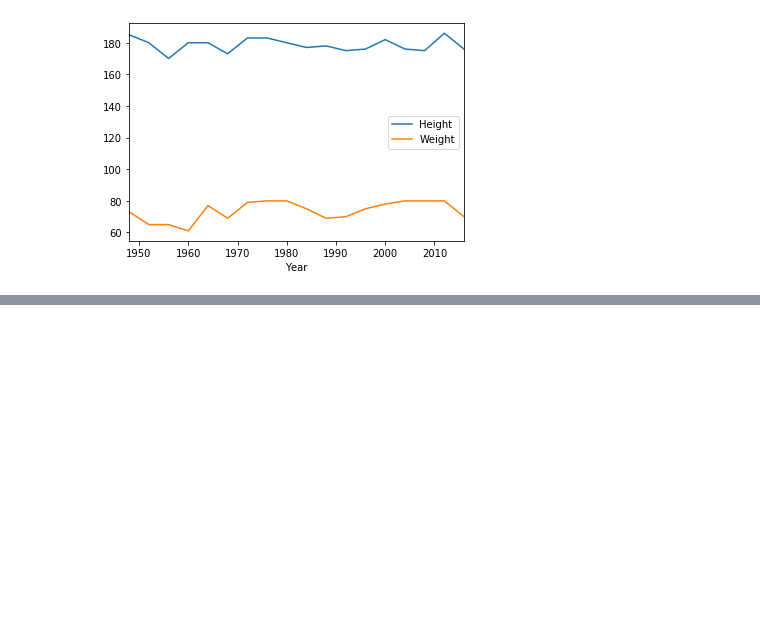
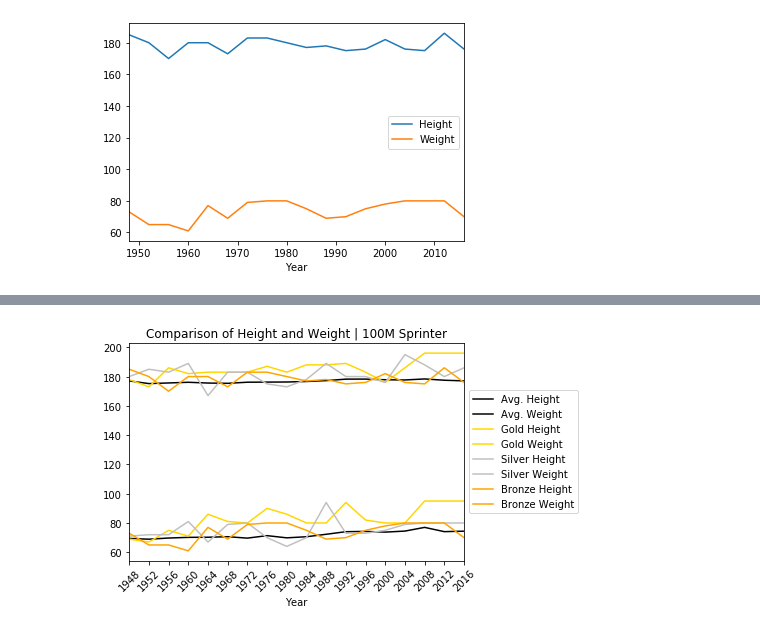
Before and after one commit to tysorensen/project1-group1, a Jupyter notebook: olympic_data.ipynb, the cells around one changed output, grey strips where cells are left out. Drawn from its saved outputs; the diff is of its cells as text; code cells hidden in the pictures; blank space fills up the shorter version.

```diff
--- a/olympic_data.ipynb
+++ b/olympic_data.ipynb
@@ -366,0 +398,16 @@ plt.show()
+# %%
+average_gold = pd.merge(average_ht_wt_sprinters, final_sprint_gold_df, how='outer', on=['Year'])
+
+average_gold_rename =  average_gold.rename(columns={"Height_x": "Avg. Height", "Weight_x": "Avg. Weight",
+                                                                 "Height_y": "Gold Height", "Weight_y": "Gold Weight"})
+
+average_gold_silver = pd.merge(average_gold_rename, final_sprint_silver_df,  how='outer', on=['Year'])
+
+average_gold_silver_rename =  average_gold_silver.rename(columns={"Height": "Silver Height", "Weight": "Silver Weight"})
+
+average_gold_silver_bronze = pd.merge(average_gold_silver_rename, final_sprint_bronze_df,  how='outer', on=['Year'])
+
+average_gold_silver_bronze_rename =  average_gold_silver_bronze.rename(columns={"Height": "Bronze Height",
+                                                                                "Weight": "Bronze Weight"})
+
+average_gold_silver_bronze_rename
@@ -366,0 +433,12 @@ plt.show()
+# %%
+average_gold_silver_bronze_rename.plot(title = "Comparison of Height and Weight | 100M Sprinter",
+                                       xticks=average_gold_silver_bronze_rename.index, rot=45, color=['Black', 'Black',
+                                                                                                      'Gold', 'Gold',
+                                                                                                      'Silver', 'Silver',
+                                                                                                      'Orange', 'Orange'])
+
+plt.legend(loc='center left', bbox_to_anchor=(1.0, 0.5))
+
+plt.show()
+# %% [output]
+[figure, added]
```
Also changed, not shown: parts of 4 cells of this notebook.
